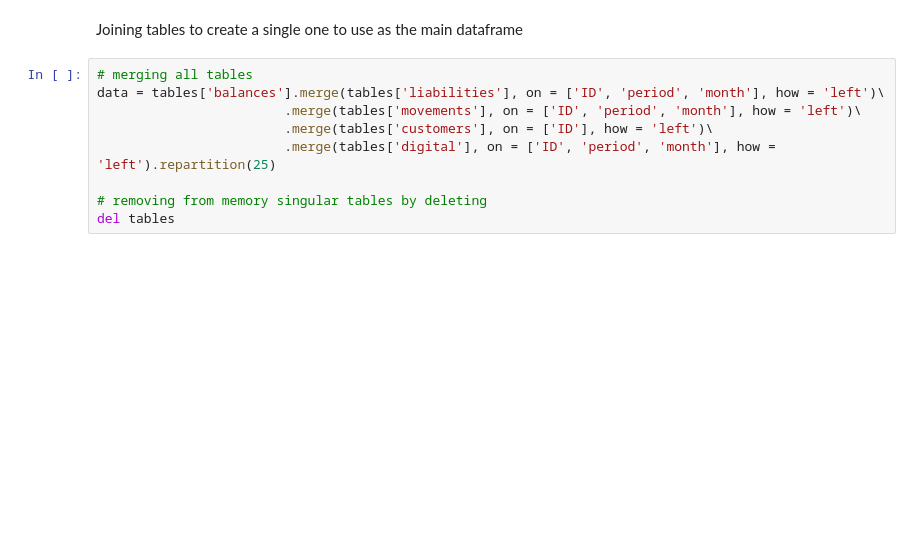
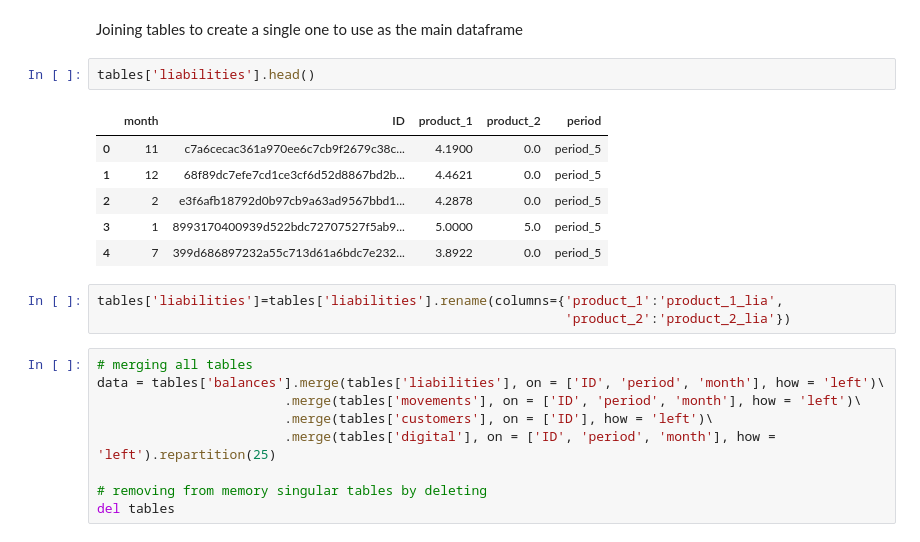
Before and after one commit to Brunoware/datathon_bbva_2023, a Jupyter notebook: 01. datathon_etl_eda.ipynb, the cells around one changed output. Saved outputs shown, nothing was run; the diff lists cells and outputs as text; blank space fills up the shorter version.

```diff
--- a/01. datathon_etl_eda.ipynb
+++ b/01. datathon_etl_eda.ipynb
@@ -34,6 +35,18 @@ tables = {tbl_name.split('.')[0]: client.persist(dd.read_csv(f"databases/{tbl_na
 # Data Wrangling
 # %% [markdown]
 Joining tables to create a single one to use as the main dataframe
+# %%
+tables['liabilities'].head()
+# %% [output]
+|  | month | ID | product_1 | product_2 | period |
+| 0 | 11 | c7a6cecac361a970ee6c7cb9f2679c38c... | 4.1900 | 0.0 | period_5 |
+| 1 | 12 | 68f89dc7efe7cd1ce3cf6d52d8867bd2b... | 4.4621 | 0.0 | period_5 |
+| 2 | 2 | e3f6afb18792d0b97cb9a63ad9567bbd1... | 4.2878 | 0.0 | period_5 |
+| 3 | 1 | 8993170400939d522bdc72707527f5ab9... | 5.0000 | 5.0 | period_5 |
+| 4 | 7 | 399d686897232a55c713d61a6bdc7e232... | 3.8922 | 0.0 | period_5 |
+# %%
+tables['liabilities']=tables['liabilities'].rename(columns={'product_1':'product_1_lia',
+                                                            'product_2':'product_2_lia'})
 # %%
 # merging all tables
 data = tables['balances'].merge(tables['liabilities'], on = ['ID', 'period', 'month'], how = 'left')\
```
Also changed, not shown: parts of 14 cells of this notebook, 1 other file.
